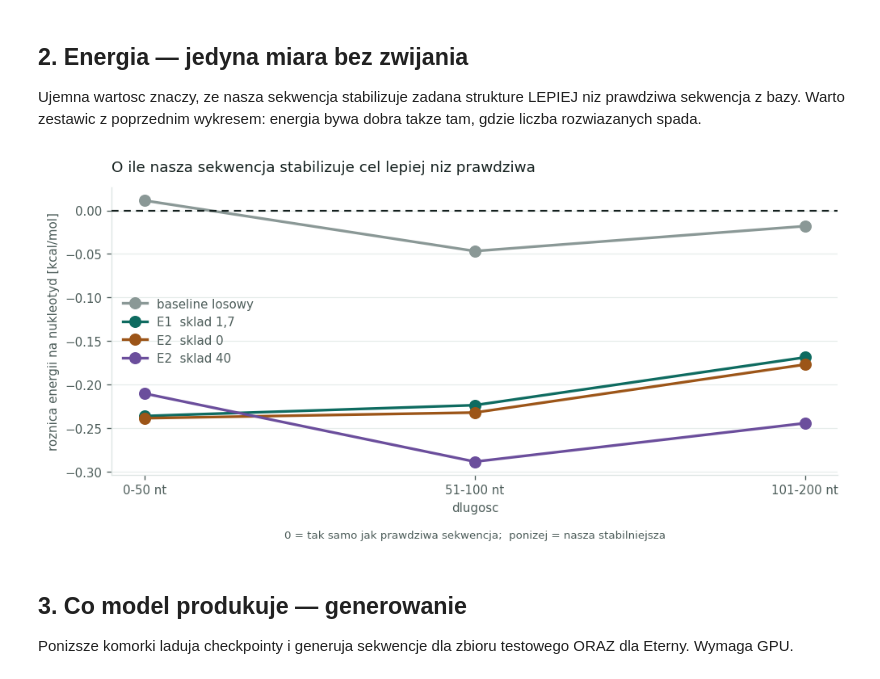
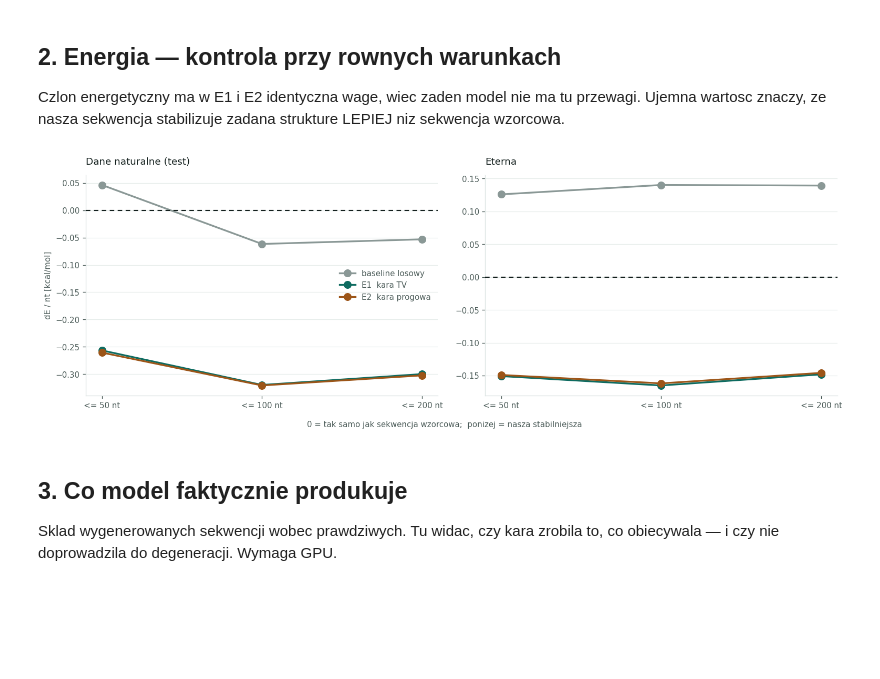
Before and after one commit to nikakoga/RNA-inverse-folding, a Jupyter notebook: notebooks/02_wyniki.ipynb, the cells around one changed output. Saved outputs shown, nothing was run; the diff lists cells and outputs as text; code cells hidden in the pictures; blank space fills up the shorter version.

```diff
--- a/notebooks/02_wyniki.ipynb
+++ b/notebooks/02_wyniki.ipynb
@@ -77,13 +94,12 @@ def typy_par(structs, seqs):
                     t[k] += 1
     return t
 # %%
+ANALIZA = Path.cwd().parent / "experiments" / "analysis"
 PLIKI = {
     "baseline losowy": "baseline_test.csv",
-    "E1  sklad 1,7":   "e1_test.csv",
-    "E2  sklad 0":     "e2_w0_test.csv",
-    "E2  sklad 40":    "e2_w40_test.csv",
+    "E1  kara TV":     "e1_test.csv",
+    "E2  kara progowa": "e2_test.csv",
 }
-ANALIZA = Path.cwd().parent / "experiments" / "analysis"
 
 kawalki = []
 for lab, p in PLIKI.items():
@@ -94,7 +110,12 @@ for lab, p in PLIKI.items():
         kawalki.append(x)
     else:
         print(f"brak {p} — uruchom odpowiedni eksperyment")
-d = pd.concat(kawalki, ignore_index=True)
-d["% rozwiazanych"] = (100 * d.rozwiazane / d.n).round(1)
-d[["etykieta", "zbior", "dlugosc", "n", "rozwiazane", "% rozwiazanych", "odzysk", "dE_nt"]]
+
+if kawalki:
+    d = pd.concat(kawalki, ignore_index=True)
+    display(d[["etykieta", "kara", "zbior", "dlugosc", "n",
+               "identycznosc_nt", "identycznosc_par", "dE_nt", "kara_wlasna", "perplexity"]])
+else:
+    d = pd.DataFrame()
+    print("brak wynikow — najpierw `python run.py E1` i `python run.py E2`")
 # %% [output]
@@ -165,33 +178,35 @@ fig.tight_layout()
 # %% [markdown]
-## 2. Energia — jedyna miara bez zwijania
+## 2. Energia — kontrola przy rownych warunkach
 
-Ujemna wartosc znaczy, ze nasza sekwencja stabilizuje zadana strukture LEPIEJ niz prawdziwa sekwencja
-z bazy. Warto zestawic z poprzednim wykresem: energia bywa dobra takze tam, gdzie liczba rozwiazanych
-spada.
+Czlon energetyczny ma w E1 i E2 identyczna wage, wiec zaden model nie ma tu przewagi. Ujemna wartosc
+znaczy, ze nasza sekwencja stabilizuje zadana strukture LEPIEJ niz sekwencja wzorcowa.
 # %%
-fig, ax = plt.subplots(figsize=(8.5, 4.3))
-for l in lab:
-    v = []
-    for kk in kub:
-        r = nat[(nat.etykieta == l) & (nat.dlugosc == kk)]
-        v.append(float(r.dE_nt.iloc[0]) if len(r) else np.nan)
-    ax.plot(range(len(kub)), v, "-o", color=kolory_m[l], lw=2, ms=8, label=l, zorder=3)
-ax.axhline(0, color=INK, lw=1.3, ls=(0, (4, 3)), zorder=4)
-ax.set_xticks(range(len(kub)))
-ax.set_xticklabels([f"{kk} nt" for kk in kub], fontsize=9)
-styl(ax, "O ile nasza sekwencja stabilizuje cel lepiej niz prawdziwa",
-     "roznica energii na nukleotyd [kcal/mol]", "dlugosc")
-ax.legend(frameon=False, fontsize=9, labelcolor=INK2)
-ax.text(0.5, -0.22, "0 = tak samo jak prawdziwa sekwencja;  ponizej = nasza stabilniejsza",
-        transform=ax.transAxes, fontsize=8, color=INK2, ha="center")
+fig, axs = plt.subplots(1, 2, figsize=(13, 4.3))
+for ax, zb, tyt in ((axs[0], "test", "Dane naturalne (test)"),
+                    (axs[1], "eterna", "Eterna")):
+    czesc = d[d.zbior == zb]
+    kk_lista = list(dict.fromkeys(czesc.dlugosc))
+    for l in lab:
+        v = []
+        for kk in kk_lista:
+            r = czesc[(czesc.etykieta == l) & (czesc.dlugosc == kk)]
+            v.append(float(r.dE_nt.iloc[0]) if len(r) else np.nan)
+        ax.plot(range(len(kk_lista)), v, "-o", color=kolory_m[l], lw=2, ms=8, label=l, zorder=3)
+    ax.axhline(0, color=INK, lw=1.3, ls=(0, (4, 3)), zorder=4)
+    ax.set_xticks(range(len(kk_lista)))
+    ax.set_xticklabels(kk_lista, fontsize=9)
+    styl(ax, tyt, "dE / nt [kcal/mol]" if ax is axs[0] else "")
+axs[0].legend(frameon=False, fontsize=9, labelcolor=INK2)
+fig.text(0.5, -0.03, "0 = tak samo jak sekwencja wzorcowa;  ponizej = nasza stabilniejsza",
+         ha="center", fontsize=9, color=INK2)
 fig.tight_layout()
 # %% [output]
-[figure, old version]
+[figure, new version]
 # %% [markdown]
-## 3. Co model produkuje — generowanie
+## 3. Co model faktycznie produkuje
 
-Ponizsze komorki laduja checkpointy i generuja sekwencje dla zbioru testowego ORAZ dla Eterny.
-Wymaga GPU.
+Sklad wygenerowanych sekwencji wobec prawdziwych. Tu widac, czy kara zrobila to, co obiecywala —
+i czy nie doprowadzila do degeneracji. Wymaga GPU.
 # %%
 import torch
 from src.evaluate import wczytaj_model, generuj, eterna as eterna_zbior
```
Also changed, not shown: parts of 13 cells of this notebook, 31 other files.
